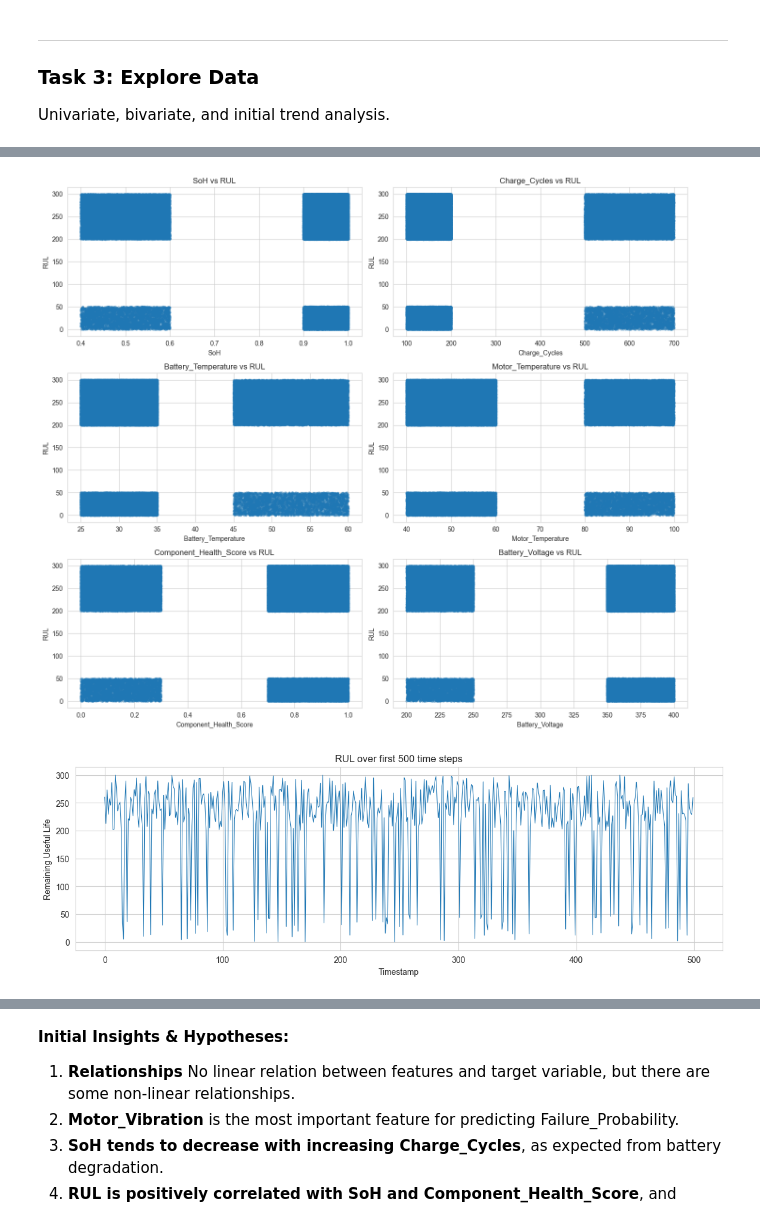
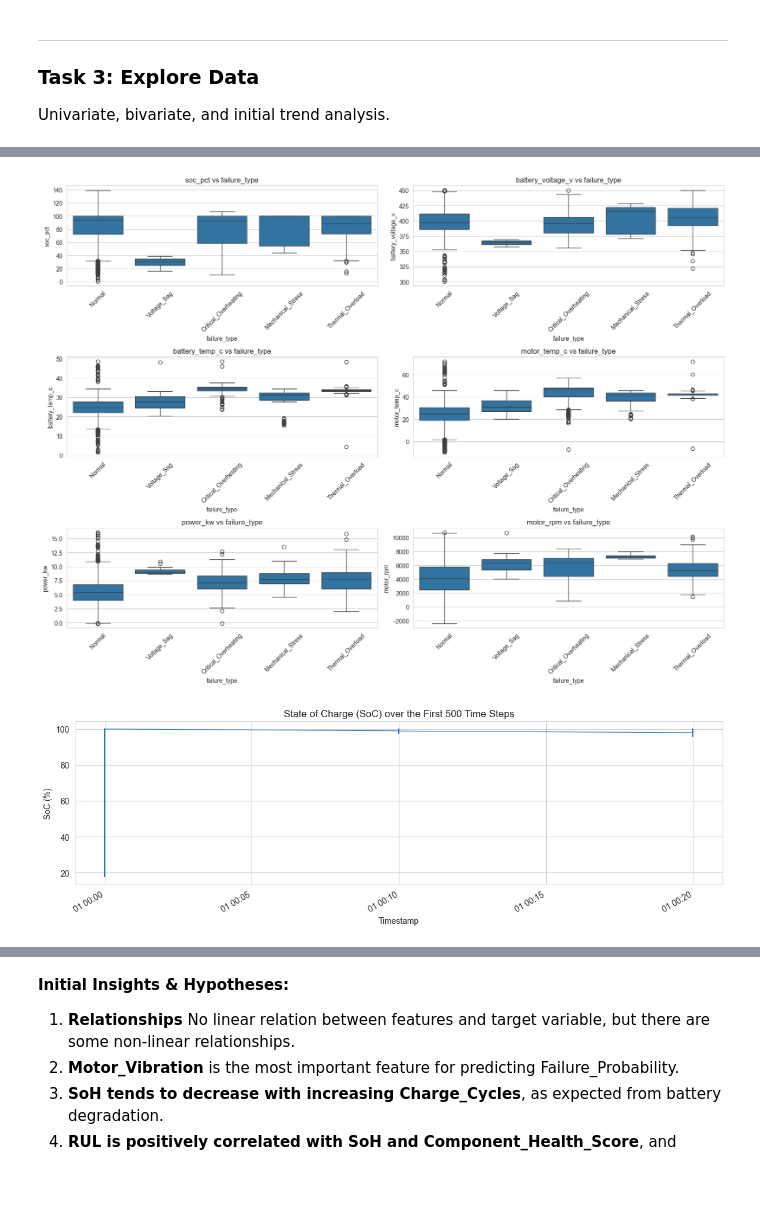
Before and after one commit to MahamedKhaledSaad11/Capstone-Project-DEPI, a Jupyter notebook: notebooks/Phase_2_Data_Understanding.ipynb, the cells around one changed output, grey strips where cells are left out. Cells and saved outputs as stored; diff of their text form; code cells hidden in the pictures; blank space fills up the shorter version.

```diff
--- a/notebooks/Phase_2_Data_Understanding.ipynb
+++ b/notebooks/Phase_2_Data_Understanding.ipynb
@@ -26,14 +26,12 @@ sns.set_style('whitegrid')
 
 Acquire the necessary data and load it into the analysis environment.
 # %%
-DATA_PATH = '../data/raw/EV_Predictive_Maintenance_Dataset_15min'
+DATA_PATH = '../data/raw/fleet_augmented.csv'
 # Capstone-Project-DEPI\data\raw\EV_Predictive_Maintenance_Dataset_15min.zip
 # Unzip the dataset if it's not already unzipped
-with zipfile.ZipFile(DATA_PATH + '.zip', 'r') as zip_ref:
-    zip_ref.extractall('../data/raw/')
-df = pd.read_csv(DATA_PATH + '.csv')
+df = pd.read_csv(DATA_PATH)
 # parse timestamps
-df['Timestamp'] = pd.to_datetime(df['Timestamp'])
+df['timestamp'] = pd.to_datetime(df['timestamp'])
 # df.set_index('Timestamp', inplace=True)
 print(f"Dataset shape: {df.shape[0]} rows x {df.shape[1]} columns")
 df.head()
@@ -203,28 +284,56 @@ plt.show()
 # %%
-# Bivariate relationships with RUL (target)
-fig, axes = plt.subplots(nrows=3, ncols=2, figsize=(14, 12))
-target_col = 'RUL'
-related_cols = ['SoH', 'Charge_Cycles', 'Battery_Temperature', 'Motor_Temperature', 'Component_Health_Score', 'Battery_Voltage']
+import matplotlib.pyplot as plt
+import seaborn as sns
+
+target_col = 'failure_type'
+
+related_cols = [
+    'soc_pct',
+    'battery_voltage_v',
+    'battery_temp_c',
+    'motor_temp_c',
+    'power_kw',
+    'motor_rpm'
+]
+
+fig, axes = plt.subplots(nrows=3, ncols=2, figsize=(16, 12))
+axes = axes.flatten()
+
 for i, col in enumerate(related_cols):
-    ax = axes[i//2, i%2]
-    ax.scatter(df[col], df[target_col], alpha=0.3, s=10)
-    ax.set_xlabel(col)
-    ax.set_ylabel(target_col)
-    ax.set_title(f'{col} vs {target_col}')
+    sns.boxplot(
+        data=df,
+        x=target_col,
+        y=col,
+        ax=axes[i]
+    )
+    axes[i].set_title(f'{col} vs {target_col}')
+    axes[i].tick_params(axis='x', rotation=45)
+
 plt.tight_layout()
-# plt.savefig('../output/bivariate_relationships.png')
+
+# plt.savefig('../output/bivariate_relationships.png', dpi=300)
+
 plt.show()
 # %% [output]
-[figure, old version]
+[figure, new version]
 # %%
-# Time series example: RUL over the first few days
-df_sorted = df.sort_index()
-df_sorted['RUL'].head(500).plot(figsize=(14, 4), linewidth=0.8)
-plt.title('RUL over first 500 time steps')
-plt.ylabel('Remaining Useful Life')
+import matplotlib.pyplot as plt
+
+# Sort by timestamp
+df_sorted = df.sort_values('timestamp')
+
+# Plot the first 500 records
+plt.figure(figsize=(14, 4))
+
+df_sorted.set_index('timestamp')['soc_pct'].head(500).plot(linewidth=0.8)
+
+plt.title('State of Charge (SoC) over the First 500 Time Steps')
+plt.ylabel('SoC (%)')
 plt.xlabel('Timestamp')
-# plt.savefig('../output/rul_time_series.png')
+
+# plt.savefig('../output/soc_time_series.png', dpi=300)
+
 plt.show()
 # %% [output]
-[figure, old version]
+[figure, new version]
 # %%
```
Also changed, not shown: parts of 15 cells of this notebook, 2 other files.
